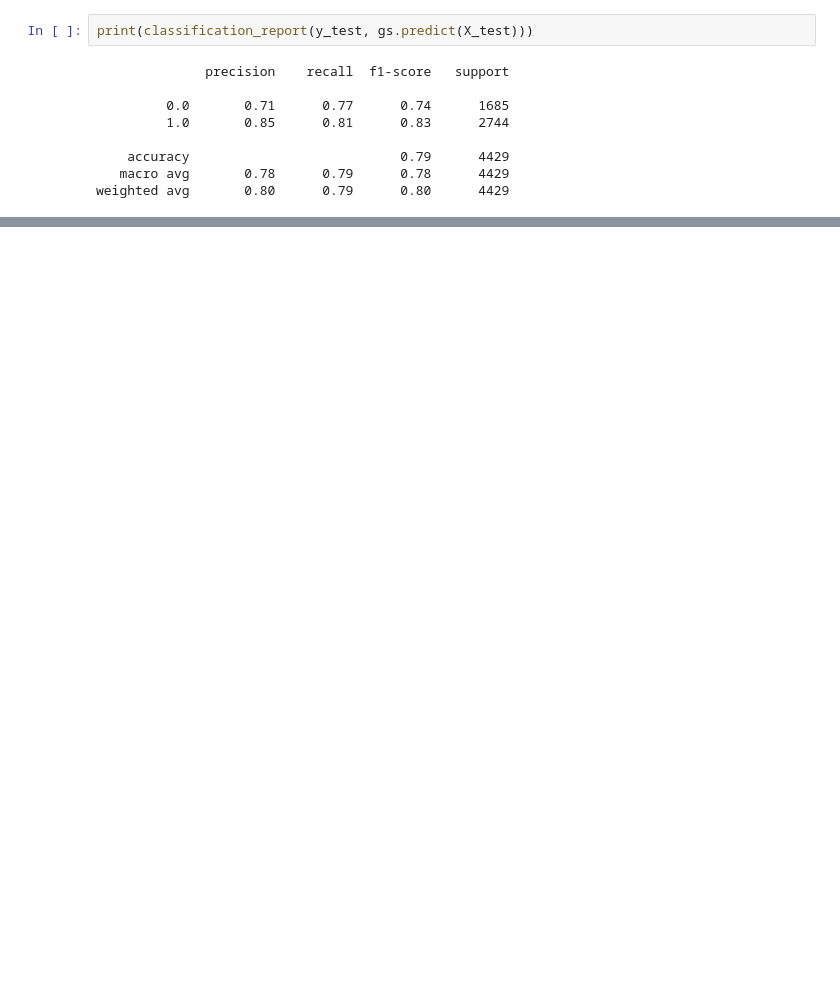
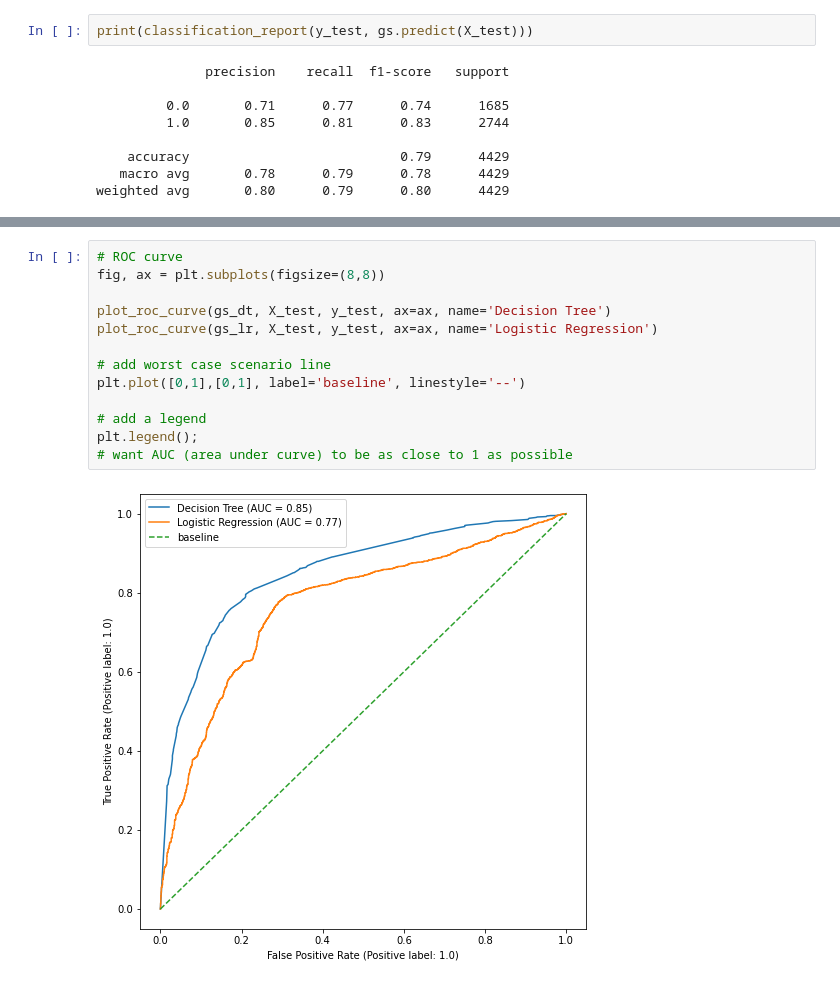
Before and after one commit to dgumustel/coastal-upwelling, a Jupyter notebook: notebooks/05_modeling.ipynb, the cells around one changed output, grey strips where cells are left out. Drawn from its saved outputs; the diff is of its cells as text; blank space fills up the shorter version.

```diff
--- a/notebooks/05_modeling.ipynb
+++ b/notebooks/05_modeling.ipynb
@@ -411,0 +444,15 @@ weighted avg       0.80      0.79      0.80      4429
+# %%
+# ROC curve
+fig, ax = plt.subplots(figsize=(8,8))
+
+plot_roc_curve(gs_dt, X_test, y_test, ax=ax, name='Decision Tree')
+plot_roc_curve(gs_lr, X_test, y_test, ax=ax, name='Logistic Regression')
+
+# add worst case scenario line
+plt.plot([0,1],[0,1], label='baseline', linestyle='--')
+
+# add a legend
+plt.legend();
+# want AUC (area under curve) to be as close to 1 as possible
+# %% [output]
+[figure, added]
```
Also changed, not shown: parts of 20 cells of this notebook.
